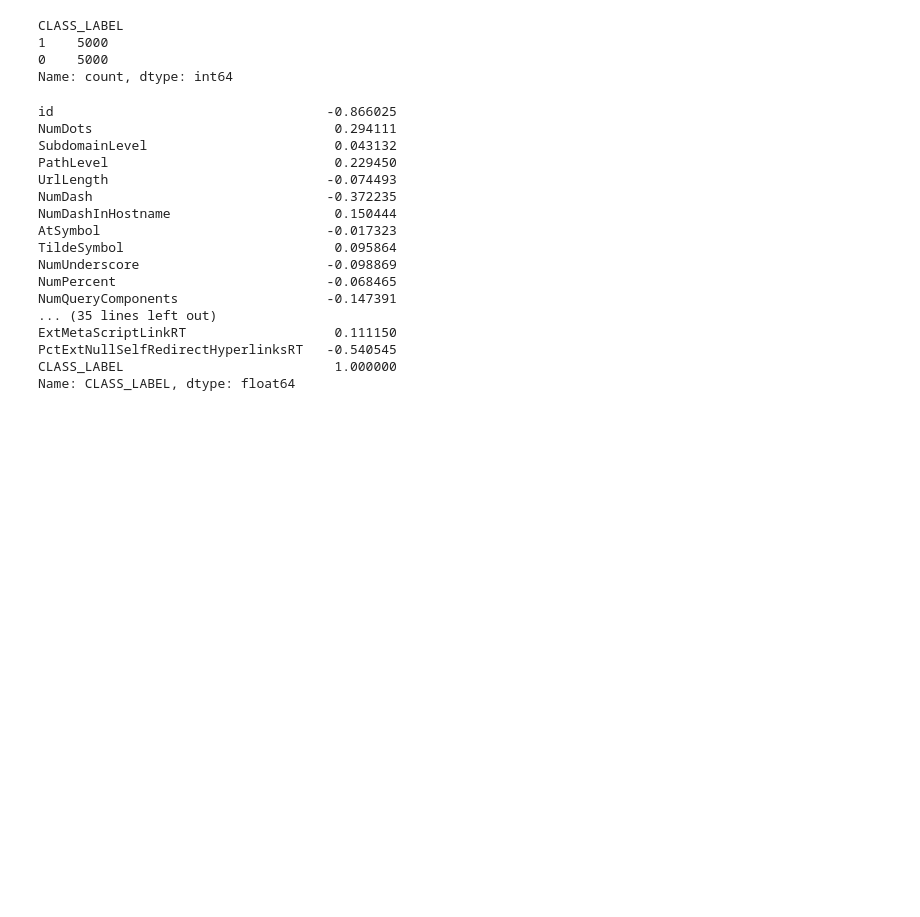
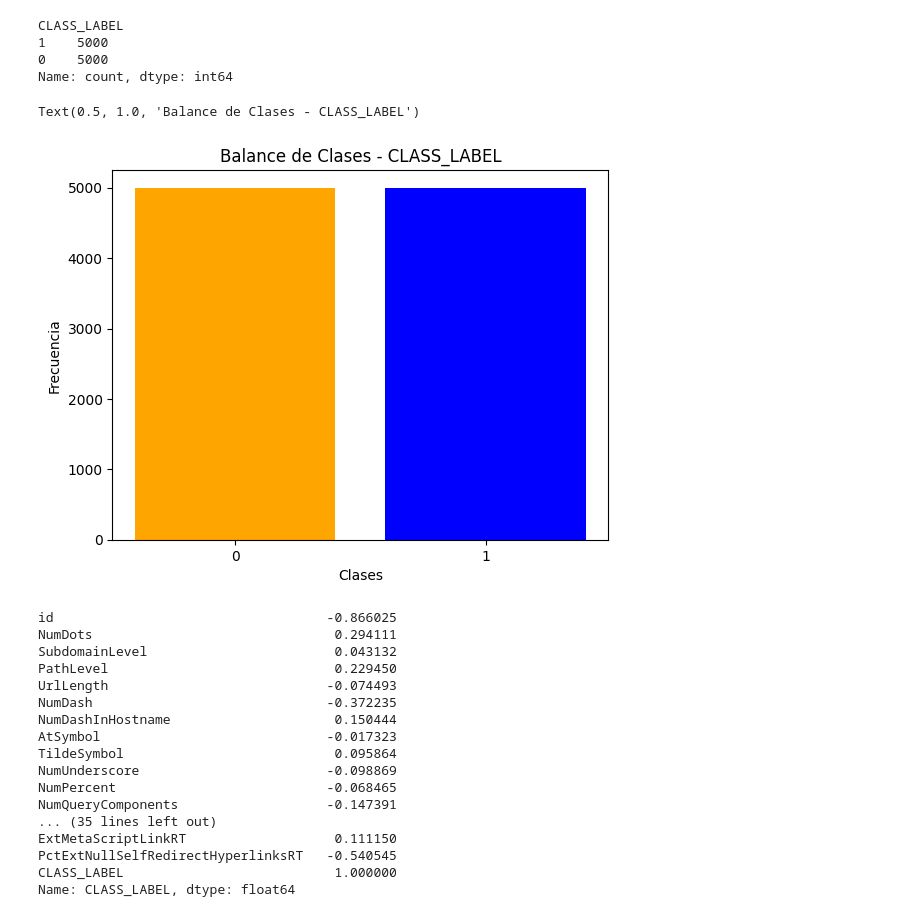
Before and after one commit to AnyCoba/Detecci-n-de-Phishing, a Jupyter notebook: notebooks/02_Limpieza_EDA.ipynb, the cells around one changed output. Drawn from its saved outputs; the diff is of its cells as text; code cells hidden in the pictures; blank space fills up the shorter version.

```diff
--- a/notebooks/02_Limpieza_EDA.ipynb
+++ b/notebooks/02_Limpieza_EDA.ipynb
@@ -4,7 +4,7 @@ import pandas as pd
 import matplotlib.pyplot as plt
 import seaborn as sns
 # %%
-path = r"C:\Users\Ana\Documents\BOOTCAMP\Ana Fdz\3-Machine_Learning\Detector de Phising_ML\data\raw\Phishing_Legitimate_full.csv"
+path = r"..\data\raw\Phishing_Legitimate_full.csv"
 # %%
 df = pd.read_csv(path)
 # %%
@@ -72,6 +72,18 @@ CLASS_LABEL
 1    5000
 0    5000
 Name: count, dtype: int64
+# %%
+value_counts = df["CLASS_LABEL"].value_counts()
+
+plt.bar(value_counts.index, value_counts.values, color=["blue", "orange"])
+
+plt.xlabel("Clases")
+plt.ylabel("Frecuencia")
+plt.xticks(range(0,2))
+plt.title("Balance de Clases - CLASS_LABEL")
+# %% [output]
+Text(0.5, 1.0, 'Balance de Clases - CLASS_LABEL')
+[figure, added]
 # %%
 # Tengo mi target perfectamente balanceada, por lo que no es necesario hacer under-sampling...
 # %%
```
Also changed, not shown: parts of 4 cells of this notebook, 10 other files.
